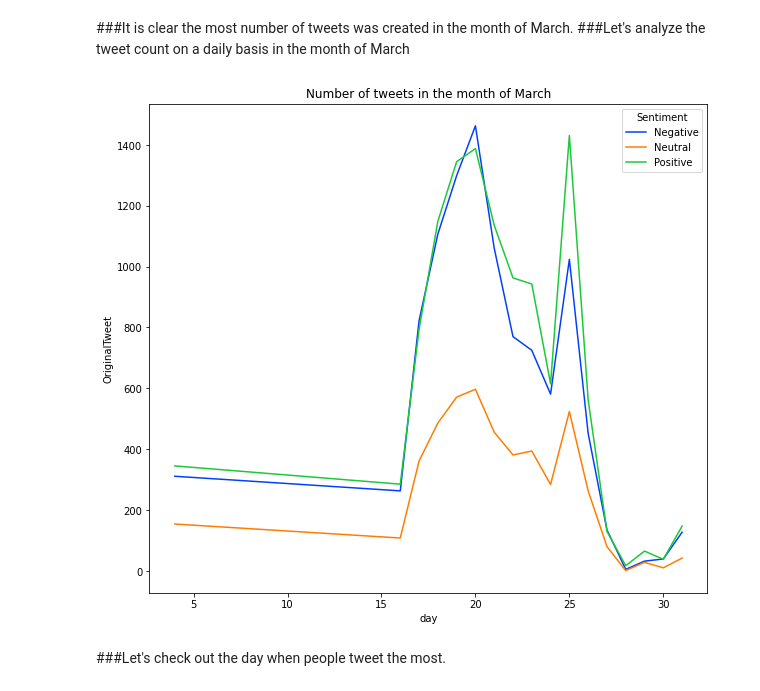
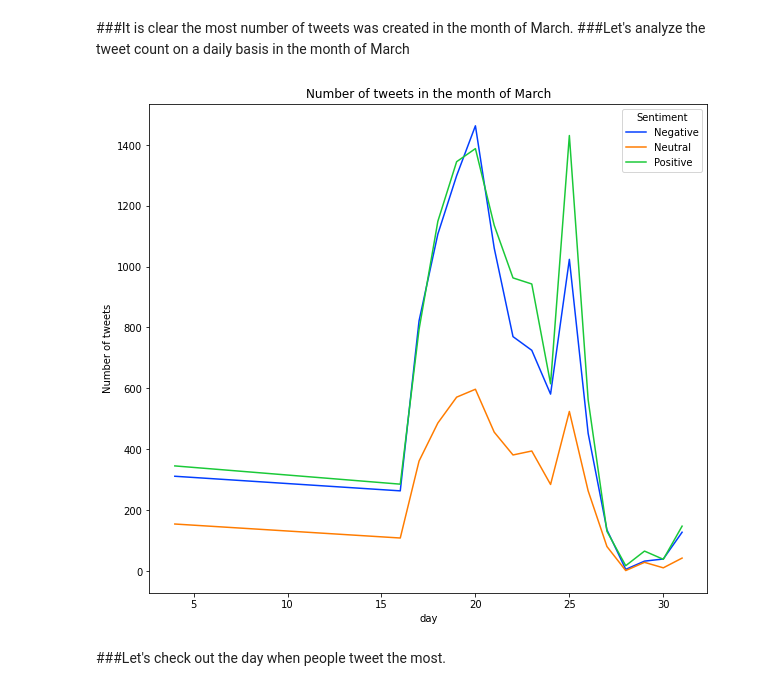
Before and after one commit to nivyathiruvoth/Coronavirus-Tweet-Sentiment-Analysis, a Jupyter notebook: Coronavirus_Tweet_Sentiment_Analysis_.ipynb, the cells around one changed output. Saved outputs shown, nothing was run; the diff lists cells and outputs as text; code cells hidden in the pictures.

```diff
--- a/Coronavirus_Tweet_Sentiment_Analysis_.ipynb
+++ b/Coronavirus_Tweet_Sentiment_Analysis_.ipynb
@@ -281,13 +281,14 @@ plt.show()
 # %%
 #Creating a subset of our dataframe that will only contains tweets from the month of march
 day_analysis = df[df["month"] == 3].copy()
 #Grouping our dataset on the basis of Day and sentiment to get the number of tweets tweeted on each day in the month of march belonging to each sentiment
 daySentiment_groupby = day_analysis.groupby(["day" , "Sentiment"]).agg({ "OriginalTweet" : "count"}).reset_index()
 sns.lineplot(x = "day" , y ="OriginalTweet" , hue="Sentiment" ,  data = daySentiment_groupby , palette = 'bright' )
 plt.title("Number of tweets in the month of March")
+plt.ylabel("Number of tweets")
 plt.show()
 # %% [output]
-[figure, old version]
+[figure, new version]
 # %% [markdown]
 ###Let's check out the day when people tweet the most.
 # %%
```
Also changed, not shown: parts of 29 cells of this notebook.
